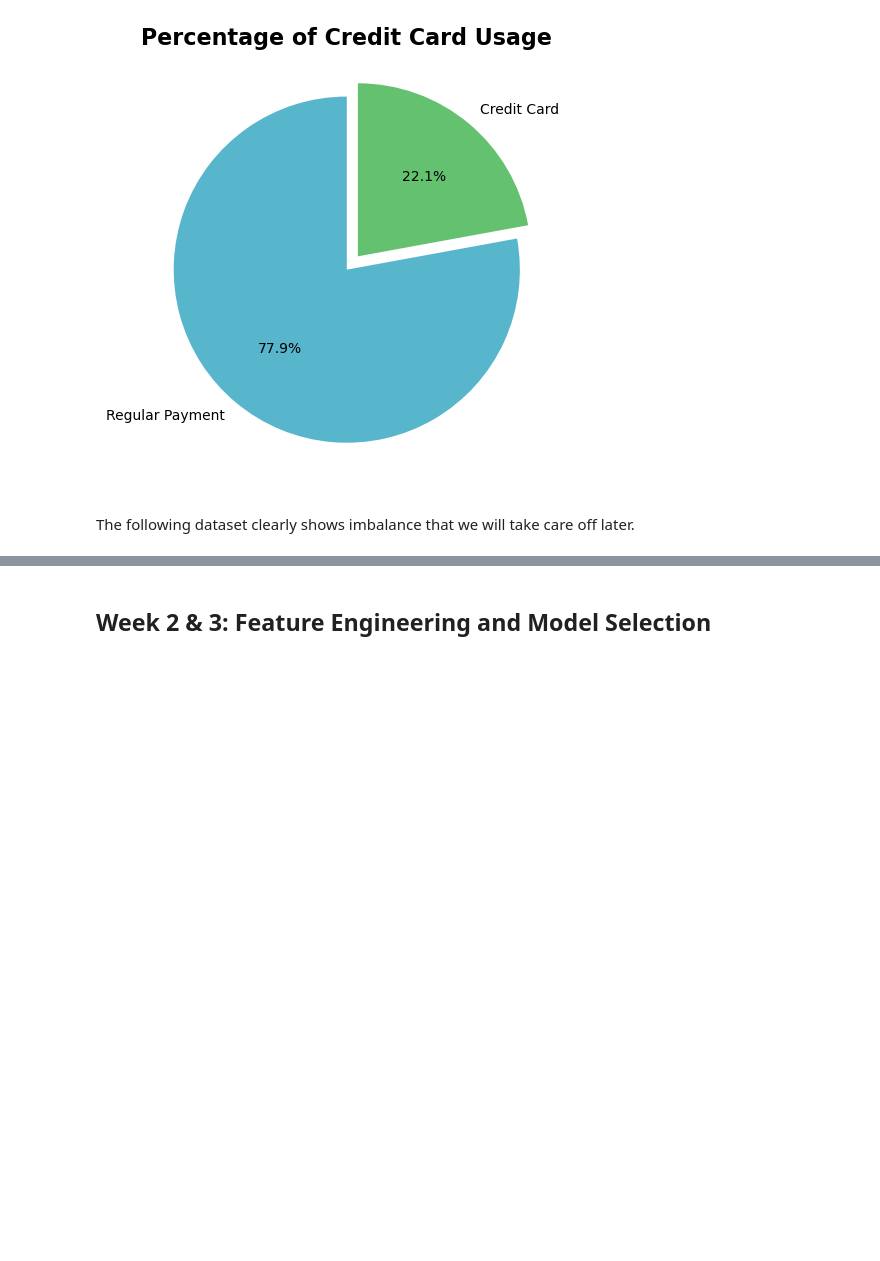
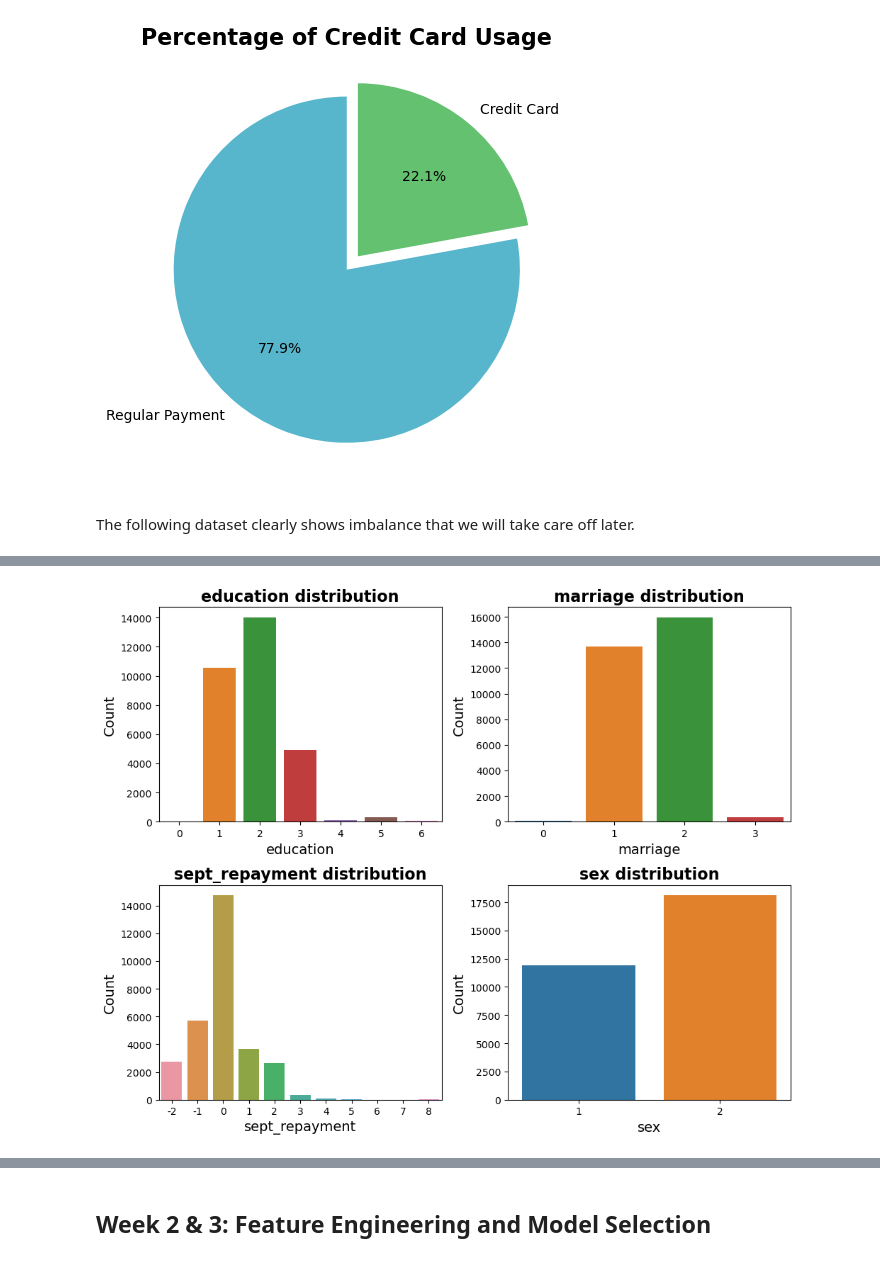
Before and after one commit to ohinson01/SDS-CP014-credit-card-default-pred, a Jupyter notebook: notebooks/olivia-hinson/olivia-credit-card-default-pred.ipynb, the cells around one changed output, grey strips where cells are left out. Cells and saved outputs as stored; diff of their text form; code cells hidden in the pictures; blank space fills up the shorter version.

```diff
--- a/notebooks/olivia-hinson/olivia-credit-card-default-pred.ipynb
+++ b/notebooks/olivia-hinson/olivia-credit-card-default-pred.ipynb
@@ -158,5 +162,0 @@ df[df.duplicated()]
-# %%
-# Will have information leakage from the following columns
-df.drop(['id', 'limit_bal'], axis=1, inplace=True)
-
-print('Columns remaining: ', df.shape[1])
@@ -249,0 +290,27 @@ The following dataset clearly shows imbalance that we will take care off later.
+# %%
+# Visually see how undocumented values are distributed
+columns = ['education', 'marriage', 'sept_repayment', 'sex']
+
+fig, axes = plt.subplots(nrows=int((len(columns) - 1) / 2) + 1, ncols=2, figsize=(10, 8))
+
+# Flatten axes in case there's only one row
+axes = axes.ravel()
+
+for i, col in enumerate(columns):
+    try:
+        sns.countplot(data=df, x=col, ax=axes[i])
+        axes[i].set_title(f'{col} distribution', fontsize=16, fontweight='bold')
+        axes[i].set_xlabel(f'{col}', fontsize=14)
+        axes[i].set_ylabel('Count', fontsize=14)
+    except IndexError:
+        # If all subplots are used, break the loop
+        break
+
+# Make sure any unused axes don't have titles or labels
+#for ax in axes[i:]:
+#    ax.axis('off')
+
+plt.tight_layout() # Adjust layout to prevent labels from overlapping
+plt.show()
+# %% [output]
+[figure, added]
```
Also changed, not shown: parts of 35 cells of this notebook.
